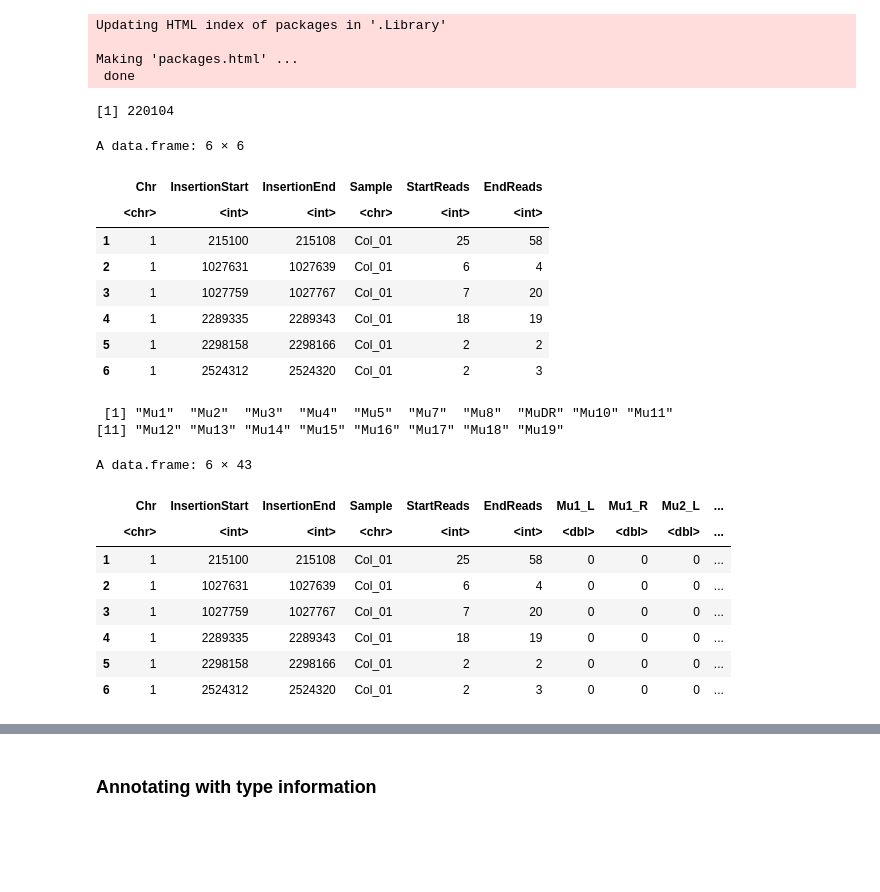
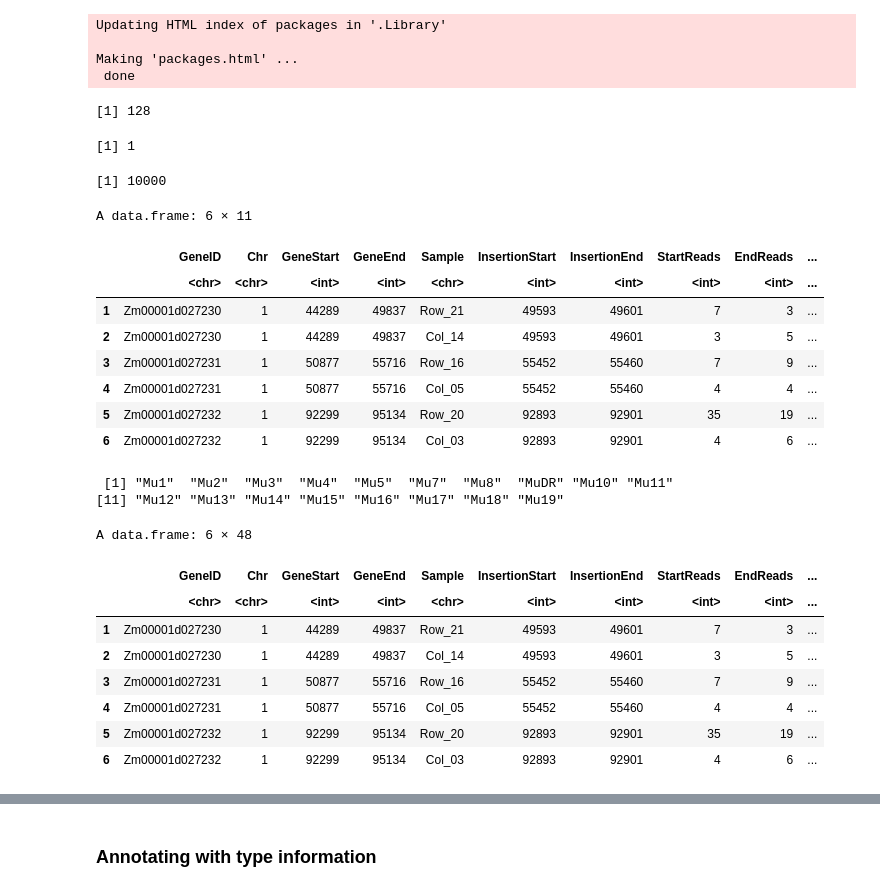
Before and after one commit to tgstoecker/MuWU, a Jupyter notebook: te_typing_annotation.ipynb, the cells around one changed output, grey strips where cells are left out. Saved outputs shown, nothing was run; the diff lists cells and outputs as text; code cells hidden in the pictures; blank space fills up the shorter version.

```diff
--- a/te_typing_annotation.ipynb
+++ b/te_typing_annotation.ipynb
@@ -22,3 +27,21 @@ library(data.table)
+# %%
+#OMG - this was really annoying xD
+#depending on where one uses data.table (used by GenomicDistributions) one has to consider the local amount of cores..
+#https://stackoverflow.com/questions/23107237/r-3-1-0-crashes-with-segfault-when-loading-data-table-package-1-9-2
+#apparently the default number of threads is set by data.table to the max number available
+#on a system like our work compute server with 128 cores and some packages you are bound to run into memory and address problems
+
+#one can either set global params in bash etc. e.g.:
+#setenv OMP_NUM_THREADS 1
+
+#the other option is to use the openmp utils - https://jangorecki.gitlab.io/data.cube/library/data.table/html/openmp-utils.html,
+#to quickly set the number of threads to sth. feasible
+data.table::getDTthreads()
+data.table::setDTthreads(1)
+data.table::getDTthreads()
+# %% [output]
+[1] 128
+[1] 1
 # %%
 #samples <- snakemake@params[["samples"]]
 #all_types <- snakemake@params[["all_types"]]
@@ -55,45 +78,48 @@ all_types <- c("Mu1_L", "Mu1_R",
 "MuDR_R",
 "Mu10_L",
 "Mu10_R",
 "Mu11_L",
 "Mu11_R",
 "Mu12_L",
 "Mu12_R",
 "Mu13_L",
 "Mu13_R",
 "Mu14_L",
 "Mu14_R",
 "Mu15_L",
 "Mu15_R",
 "Mu16_L",
 "Mu16_R",
 "Mu17_L",
 "Mu17_R",
 "Mu18_L",
 "Mu18_R",
 "Mu19_L",
 "Mu19_R")
 
 
 
-all_insertions <- read.csv("results/insertions_table_final/all_identified_insertions.csv", header = TRUE)
+#all_insertions <- read.csv("results/insertions_table_final/all_identified_insertions.csv", header = TRUE)
 #all_insertions <- read.csv("results/insertions_table_final/germinal_identified_insertions.csv", header = TRUE)
 #all_insertions <- read.csv("results/insertions_table_final/all_identified_insertions_annotated.csv", header = TRUE)
-#all_insertions <- read.csv("results/insertions_table_final/germinal_identified_insertions_annotated.csv", header = TRUE)
+all_insertions <- read.csv("results/insertions_table_final/germinal_identified_insertions_annotated.csv", header = TRUE)
+
+
+all_insertions <- all_insertions[1:10000,]
 
 nrow(all_insertions)
 head(all_insertions)
 # %% [output]
-[1] 220104
+[1] 10000
-A data.frame: 6 × 6
+A data.frame: 6 × 11
-|  | Chr | InsertionStart | InsertionEnd | Sample | StartReads | EndReads |
-|  | <chr> | <int> | <int> | <chr> | <int> | <int> |
-| 1 | 1 | 215100 | 215108 | Col_01 | 25 | 58 |
-| 2 | 1 | 1027631 | 1027639 | Col_01 | 6 | 4 |
-| 3 | 1 | 1027759 | 1027767 | Col_01 | 7 | 20 |
-| 4 | 1 | 2289335 | 2289343 | Col_01 | 18 | 19 |
-| 5 | 1 | 2298158 | 2298166 | Col_01 | 2 | 2 |
-| 6 | 1 | 2524312 | 2524320 | Col_01 | 2 | 3 |
+|  | GeneID | Chr | GeneStart | GeneEnd | Sample | InsertionStart | InsertionEnd | StartReads | EndReads | ... |
+|  | <chr> | <chr> | <int> | <int> | <chr> | <int> | <int> | <int> | <int> | ... |
+| 1 | Zm00001d027230 | 1 | 44289 | 49837 | Row_21 | 49593 | 49601 | 7 | 3 | ... |
+| 2 | Zm00001d027230 | 1 | 44289 | 49837 | Col_14 | 49593 | 49601 | 3 | 5 | ... |
+| 3 | Zm00001d027231 | 1 | 50877 | 55716 | Row_16 | 55452 | 55460 | 7 | 9 | ... |
+| 4 | Zm00001d027231 | 1 | 50877 | 55716 | Col_05 | 55452 | 55460 | 4 | 4 | ... |
+| 5 | Zm00001d027232 | 1 | 92299 | 95134 | Row_20 | 92893 | 92901 | 35 | 19 | ... |
+| 6 | Zm00001d027232 | 1 | 92299 | 95134 | Col_03 | 92893 | 92901 | 4 | 6 | ... |
 # %%
 base_all_types <- str_remove(all_types, c("_L"))
 base_all_types <- str_remove(base_all_types, c("_R"))
@@ -118,12 +144,12 @@ head(all_insertions_typed)
 #  head() %>% print()
 #}
 # %% [output]
-A data.frame: 6 × 43
+A data.frame: 6 × 48
-|  | Chr | InsertionStart | InsertionEnd | Sample | StartReads | EndReads | Mu1_L | Mu1_R | Mu2_L | ... |
-|  | <chr> | <int> | <int> | <chr> | <int> | <int> | <dbl> | <dbl> | <dbl> | ... |
-| 1 | 1 | 215100 | 215108 | Col_01 | 25 | 58 | 0 | 0 | 0 | ... |
-| 2 | 1 | 1027631 | 1027639 | Col_01 | 6 | 4 | 0 | 0 | 0 | ... |
-| 3 | 1 | 1027759 | 1027767 | Col_01 | 7 | 20 | 0 | 0 | 0 | ... |
-| 4 | 1 | 2289335 | 2289343 | Col_01 | 18 | 19 | 0 | 0 | 0 | ... |
-| 5 | 1 | 2298158 | 2298166 | Col_01 | 2 | 2 | 0 | 0 | 0 | ... |
-| 6 | 1 | 2524312 | 2524320 | Col_01 | 2 | 3 | 0 | 0 | 0 | ... |
+|  | GeneID | Chr | GeneStart | GeneEnd | Sample | InsertionStart | InsertionEnd | StartReads | EndReads | ... |
+|  | <chr> | <chr> | <int> | <int> | <chr> | <int> | <int> | <int> | <int> | ... |
+| 1 | Zm00001d027230 | 1 | 44289 | 49837 | Row_21 | 49593 | 49601 | 7 | 3 | ... |
+| 2 | Zm00001d027230 | 1 | 44289 | 49837 | Col_14 | 49593 | 49601 | 3 | 5 | ... |
+| 3 | Zm00001d027231 | 1 | 50877 | 55716 | Row_16 | 55452 | 55460 | 7 | 9 | ... |
+| 4 | Zm00001d027231 | 1 | 50877 | 55716 | Col_05 | 55452 | 55460 | 4 | 4 | ... |
+| 5 | Zm00001d027232 | 1 | 92299 | 95134 | Row_20 | 92893 | 92901 | 35 | 19 | ... |
+| 6 | Zm00001d027232 | 1 | 92299 | 95134 | Col_03 | 92893 | 92901 | 4 | 6 | ... |
```
Also changed, not shown: parts of 36 cells of this notebook, 4 other files.
